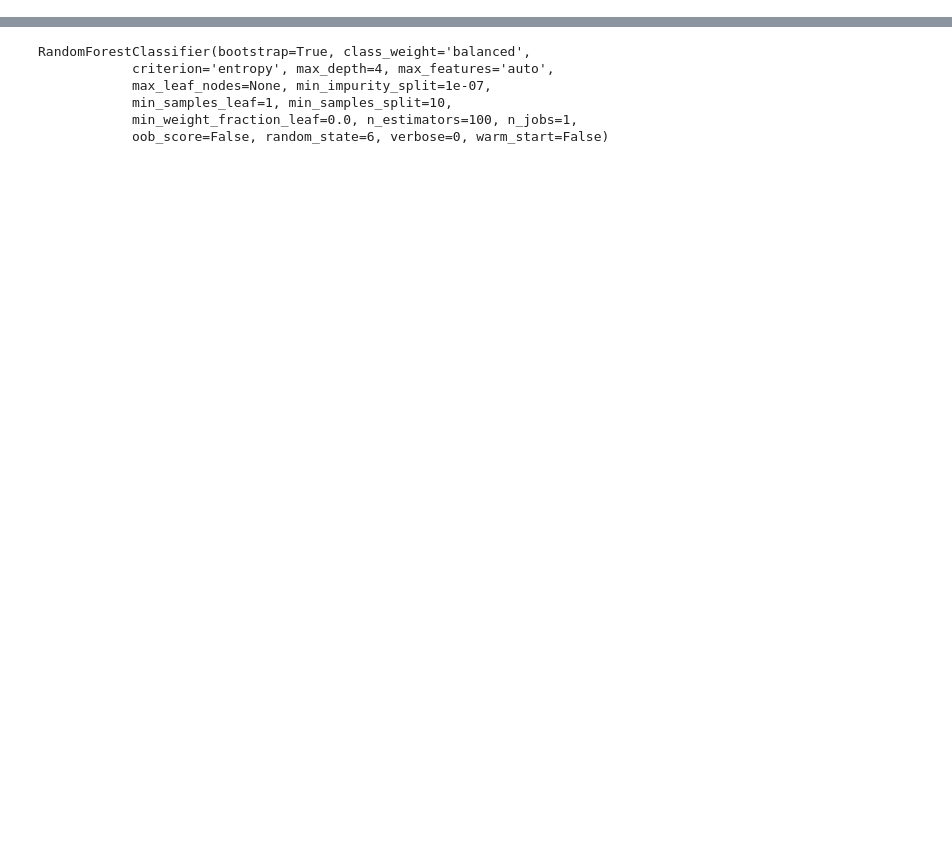
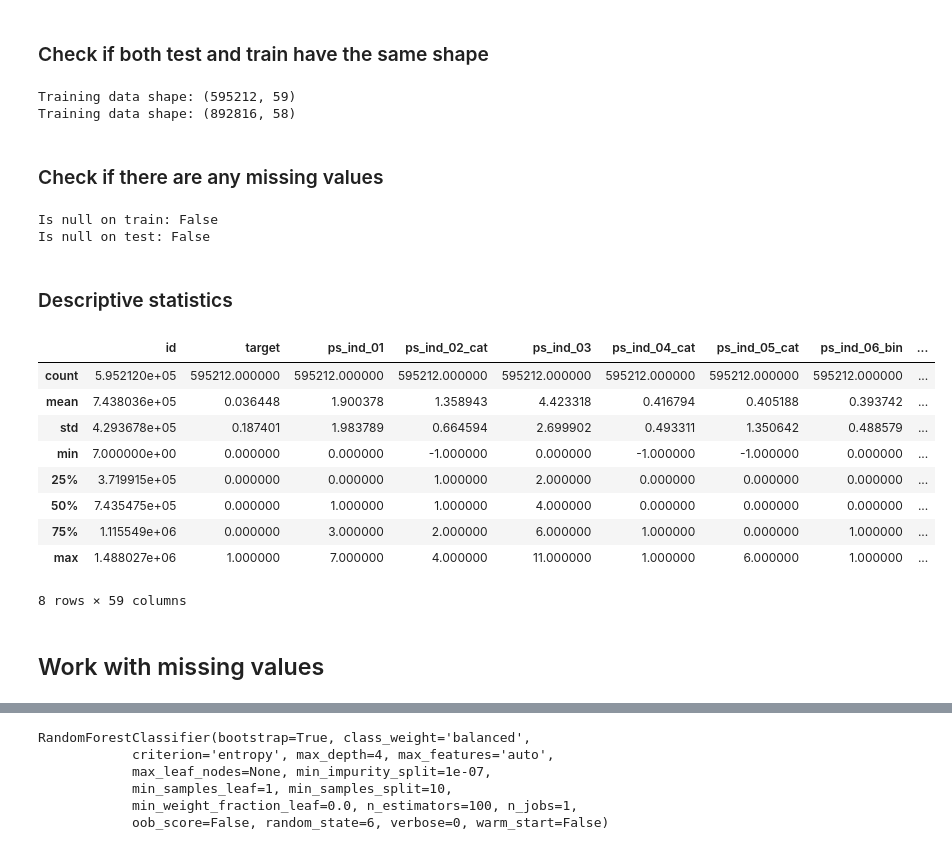
Before and after one commit to msahamed/Safe_Driver_Prediction, a Jupyter notebook: predict_driver.ipynb, the cells around one changed output, grey strips where cells are left out. Saved outputs shown, nothing was run; the diff lists cells and outputs as text; code cells hidden in the pictures; blank space fills up the shorter version.

```diff
--- a/predict_driver.ipynb
+++ b/predict_driver.ipynb
@@ -29,0 +59,33 @@ submission = pd.read_csv(submission_file)
+# %% [markdown]
+### Check if both test and train have the same shape
+# %%
+print('Training data shape: {}'.format(df_train.shape))
+print('Training data shape: {}'.format(df_test.shape))
+# %% [output]
+Training data shape: (595212, 59)
+Training data shape: (892816, 58)
+# %% [markdown]
+### Check if there are any missing values
+# %%
+print('Is null on train: {}'.format(df_train.isnull().any().any()))
+print('Is null on test: {}'.format(df_test.isnull().any().any()))
+# %% [output]
+Is null on train: False
+Is null on test: False
+# %% [markdown]
+### Descriptive statistics
+# %%
+df_train.describe()
+# %% [output]
+|  | id | target | ps_ind_01 | ps_ind_02_cat | ps_ind_03 | ps_ind_04_cat | ps_ind_05_cat | ps_ind_06_bin | ... |
+| count | 5.952120e+05 | 595212.000000 | 595212.000000 | 595212.000000 | 595212.000000 | 595212.000000 | 595212.000000 | 595212.000000 | ... |
+| mean | 7.438036e+05 | 0.036448 | 1.900378 | 1.358943 | 4.423318 | 0.416794 | 0.405188 | 0.393742 | ... |
+| std | 4.293678e+05 | 0.187401 | 1.983789 | 0.664594 | 2.699902 | 0.493311 | 1.350642 | 0.488579 | ... |
+| min | 7.000000e+00 | 0.000000 | 0.000000 | -1.000000 | 0.000000 | -1.000000 | -1.000000 | 0.000000 | ... |
+| 25% | 3.719915e+05 | 0.000000 | 0.000000 | 1.000000 | 2.000000 | 0.000000 | 0.000000 | 0.000000 | ... |
+| 50% | 7.435475e+05 | 0.000000 | 1.000000 | 1.000000 | 4.000000 | 0.000000 | 0.000000 | 0.000000 | ... |
+| 75% | 1.115549e+06 | 0.000000 | 3.000000 | 2.000000 | 6.000000 | 1.000000 | 0.000000 | 1.000000 | ... |
+| max | 1.488027e+06 | 1.000000 | 7.000000 | 4.000000 | 11.000000 | 1.000000 | 6.000000 | 1.000000 | ... |
+8 rows × 59 columns
+# %% [markdown]
+## Work with missing values
```
Also changed, not shown: parts of 41 cells of this notebook, 2 other files.
